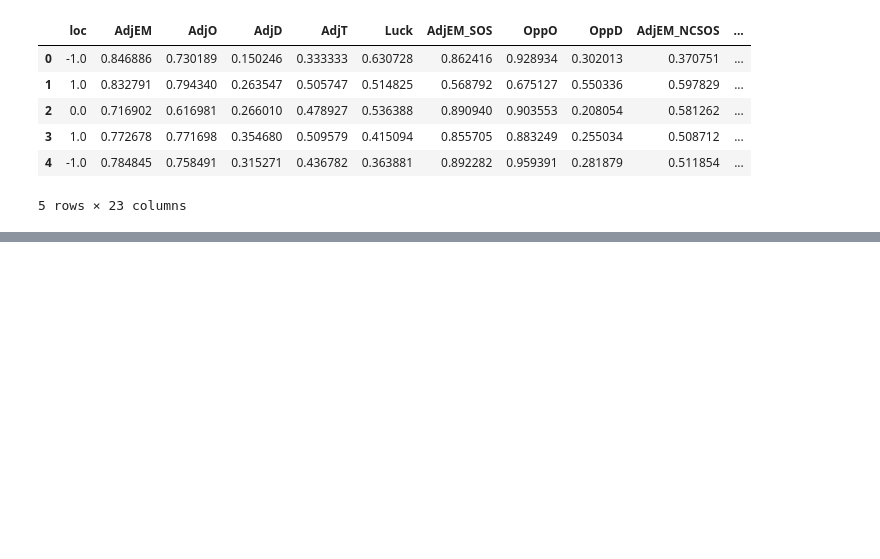
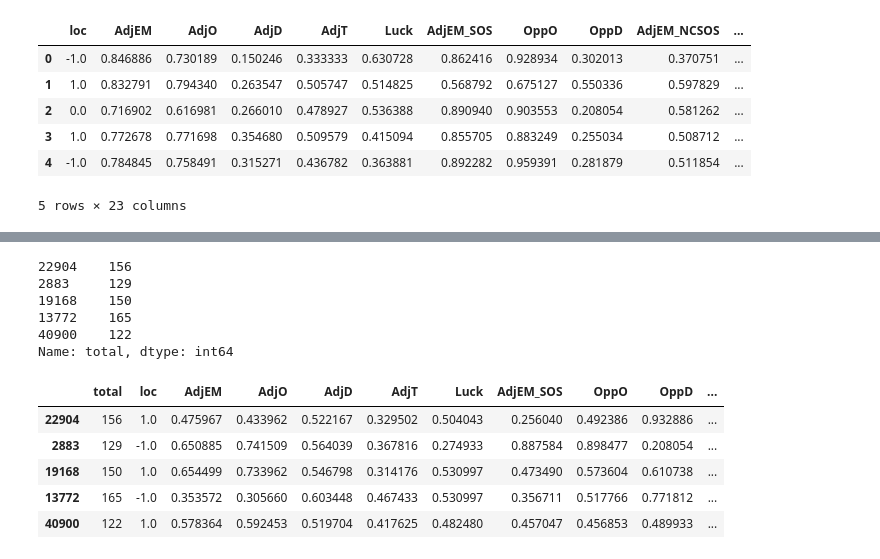
Before and after one commit to JadyLiu/notebooks, a Jupyter notebook: march-madness/my_bettings.ipynb, the cells around one changed output, grey strips where cells are left out. Cells and saved outputs as stored; diff of their text form; code cells hidden in the pictures; blank space fills up the shorter version.

```diff
--- a/march-madness/my_bettings.ipynb
+++ b/march-madness/my_bettings.ipynb
@@ -133,0 +164,3 @@ final_model_all.head()
+# %%
+pd.options.display.max_rows = 2000
+pd.options.display.max_columns = 100
@@ -133,0 +176,51 @@ final_model_all.head()
+# %%
+train_data, validation_data, test_data = np.split(final_model_all.sample(frac=1, random_state=1995), [int(0.7 * len(final_model_all)), int(0.85 * len(final_model_all))])
+# %%
+train_data_diff = train_data.copy()
+train_data_diff.drop(['total'], axis=1, inplace=True)
+validation_data_diff = validation_data.copy()
+validation_data_diff.drop(['total'], axis=1, inplace=True)
+test_data_diff = test_data.copy()
+test_data_diff.drop(['total'], axis = 1, inplace = True)
+
+diff_cols = train_data_diff.columns.tolist()
+diff_cols.insert(0, diff_cols.pop(diff_cols.index('difference')))
+train_data_diff = train_data_diff.reindex(columns= diff_cols)
+validation_data_diff = validation_data_diff.reindex(columns = diff_cols)
+test_data_diff = test_data_diff.reindex(columns = diff_cols)
+
+## Total models - Train & Validation
+
+train_data_total = train_data.copy()
+train_data_total.drop(['difference'], axis=1, inplace=True)
+validation_data_total = validation_data.copy()
+validation_data_total.drop(['difference'], axis=1, inplace=True)
+test_data_total = test_data.copy()
+test_data_total.drop(['difference'], axis = 1, inplace = True)
+
+predictions_train_diff = train_data['difference']
+predictions_train_total = train_data['total']
+predictions_test_diff = test_data['difference']
+predictions_test_total = test_data['total']
+predictions_test_total.head()
+# %% [output]
+22904    156
+2883     129
+19168    150
+13772    165
+40900    122
+Name: total, dtype: int64
+# %%
+total_cols = train_data_total.columns.tolist()
+total_cols.insert(0, total_cols.pop(total_cols.index('total')))
+train_data_total = train_data_total.reindex(columns = total_cols)
+validation_data_total = validation_data_total.reindex(columns = total_cols)
+test_data_total = test_data_total.reindex(columns = total_cols)
+test_data_total.head()
+# %% [output]
+|  | total | loc | AdjEM | AdjO | AdjD | AdjT | Luck | AdjEM_SOS | OppO | OppD | ... |
+| 22904 | 156 | 1.0 | 0.475967 | 0.433962 | 0.522167 | 0.329502 | 0.504043 | 0.256040 | 0.492386 | 0.932886 | ... |
+| 2883 | 129 | -1.0 | 0.650885 | 0.741509 | 0.564039 | 0.367816 | 0.274933 | 0.887584 | 0.898477 | 0.208054 | ... |
+| 19168 | 150 | 1.0 | 0.654499 | 0.733962 | 0.546798 | 0.314176 | 0.530997 | 0.473490 | 0.573604 | 0.610738 | ... |
+| 13772 | 165 | -1.0 | 0.353572 | 0.305660 | 0.603448 | 0.467433 | 0.530997 | 0.356711 | 0.517766 | 0.771812 | ... |
+| 40900 | 122 | 1.0 | 0.578364 | 0.592453 | 0.519704 | 0.417625 | 0.482480 | 0.457047 | 0.456853 | 0.489933 | ... |
```
Also changed, not shown: parts of 4 cells of this notebook, 24 other files.
